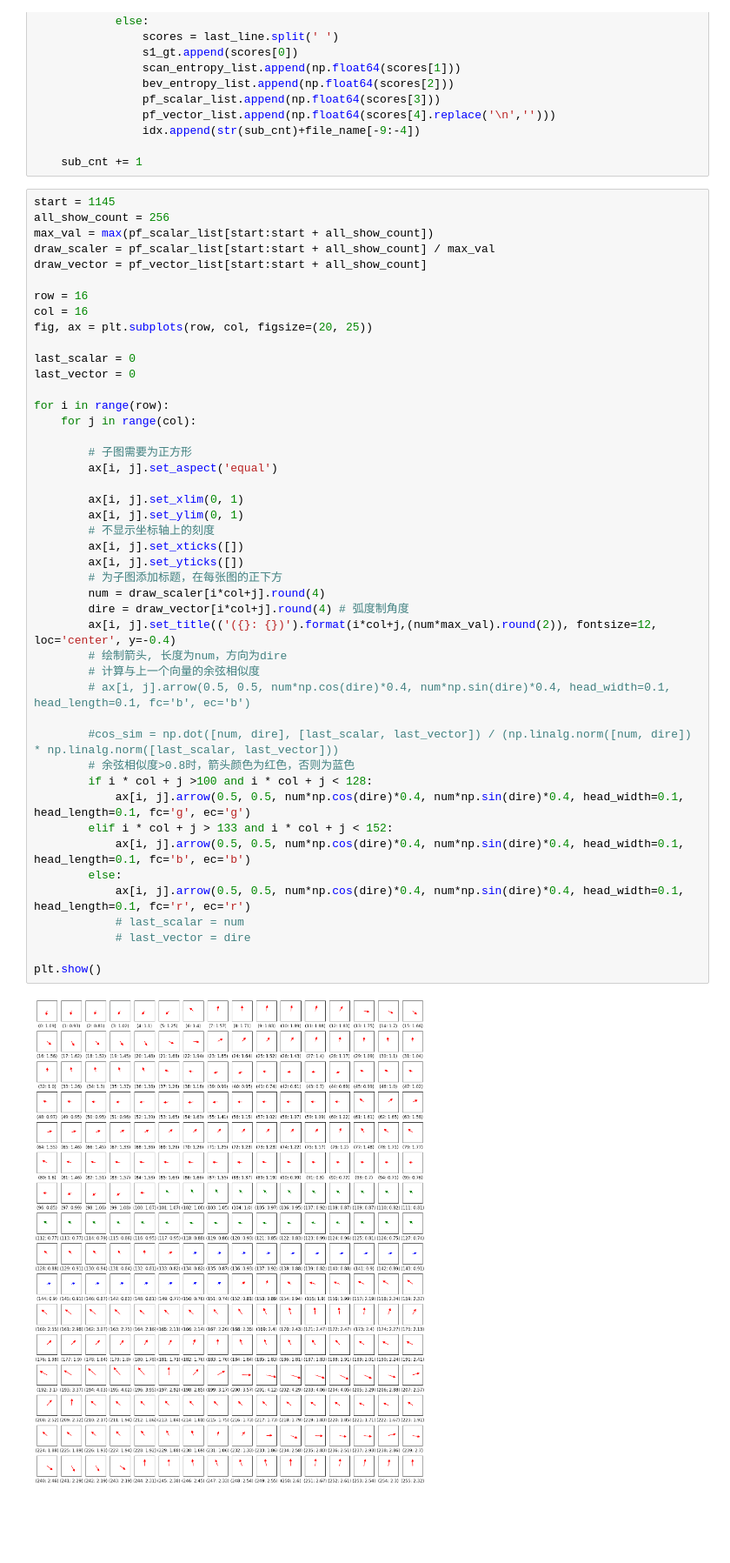
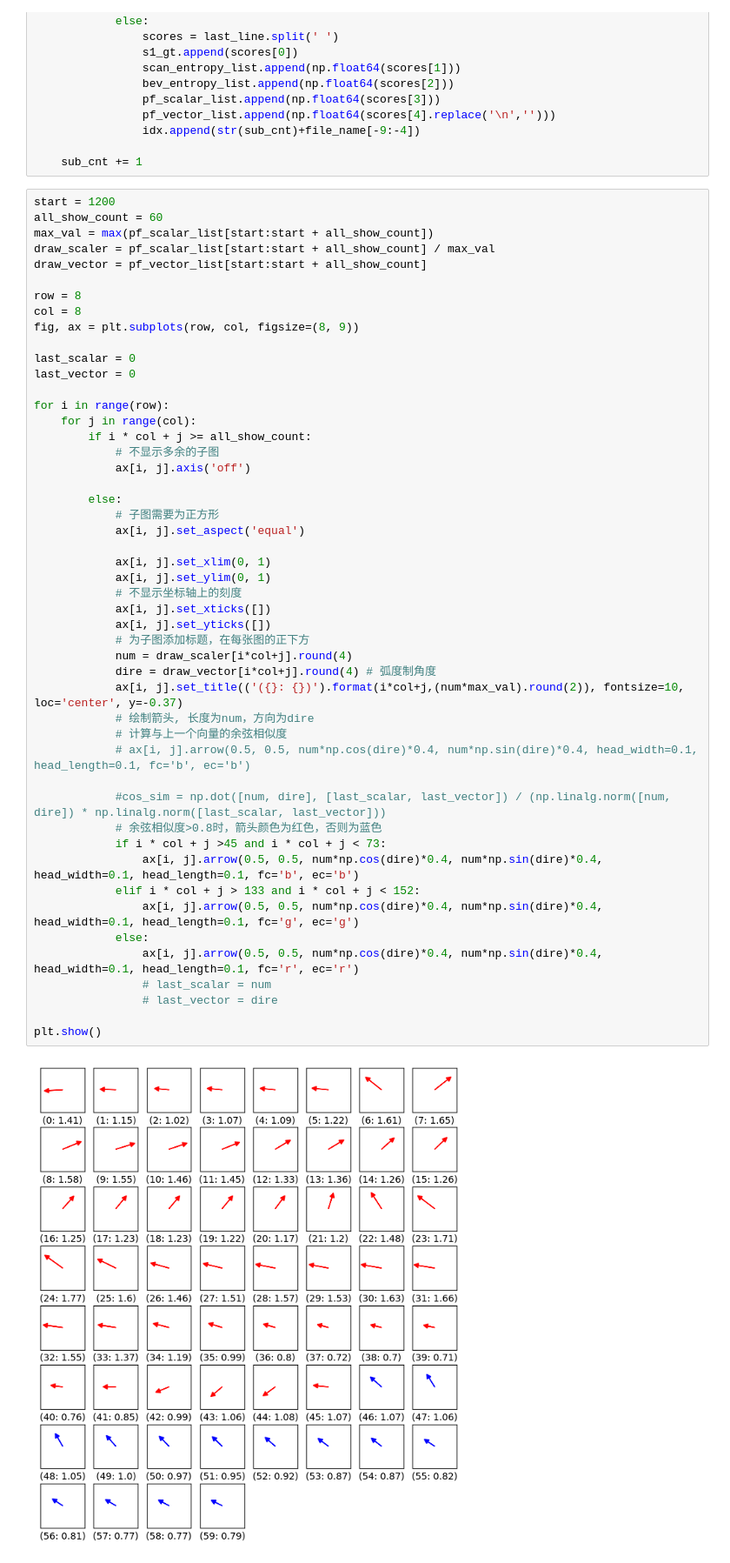
Before and after one commit to Kazawaryu/CARLA_ADA, a Jupyter notebook: ada_exp/gen_data/S2_arrow_show.ipynb, the cells around one changed output. Shown at 87% size. Drawn from its saved outputs; the diff is of its cells as text; blank space fills up the shorter version.

```diff
--- a/ada_exp/gen_data/S2_arrow_show.ipynb
+++ b/ada_exp/gen_data/S2_arrow_show.ipynb
@@ -51,49 +51,53 @@ for time_dirc in selected_set:
 
     sub_cnt += 1
 # %%
-start = 1145
-all_show_count = 256
+start = 1200
+all_show_count = 60
 max_val = max(pf_scalar_list[start:start + all_show_count])
 draw_scaler = pf_scalar_list[start:start + all_show_count] / max_val
 draw_vector = pf_vector_list[start:start + all_show_count]
 
-row = 16
-col = 16
-fig, ax = plt.subplots(row, col, figsize=(20, 25))
+row = 8
+col = 8
+fig, ax = plt.subplots(row, col, figsize=(8, 9))
 
 last_scalar = 0
 last_vector = 0
 
 for i in range(row):
     for j in range(col):
+        if i * col + j >= all_show_count:
+            # 不显示多余的子图
+            ax[i, j].axis('off')
 
-        # 子图需要为正方形
-        ax[i, j].set_aspect('equal')
+        else:
+            # 子图需要为正方形
+            ax[i, j].set_aspect('equal')
 
-        ax[i, j].set_xlim(0, 1)
-        ax[i, j].set_ylim(0, 1)
-        # 不显示坐标轴上的刻度
-        ax[i, j].set_xticks([])
-        ax[i, j].set_yticks([])
-        # 为子图添加标题，在每张图的正下方
-        num = draw_scaler[i*col+j].round(4)
-        dire = draw_vector[i*col+j].round(4) # 弧度制角度
-        ax[i, j].set_title(('({}: {})').format(i*col+j,(num*max_val).round(2)), fontsize=12, loc='center', y=-0.4)
-        # 绘制箭头, 长度为num，方向为dire
-        # 计算与上一个向量的余弦相似度
-        # ax[i, j].arrow(0.5, 0.5, num*np.cos(dire)*0.4, num*np.sin(dire)*0.4, head_width=0.1, head_length=0.1, fc='b', ec='b')
+            ax[i, j].set_xlim(0, 1)
+            ax[i, j].set_ylim(0, 1)
+            # 不显示坐标轴上的刻度
+            ax[i, j].set_xticks([])
+            ax[i, j].set_yticks([])
+            # 为子图添加标题，在每张图的正下方
+            num = draw_scaler[i*col+j].round(4)
+            dire = draw_vector[i*col+j].round(4) # 弧度制角度
+            ax[i, j].set_title(('({}: {})').format(i*col+j,(num*max_val).round(2)), fontsize=10, loc='center', y=-0.37)
+            # 绘制箭头, 长度为num，方向为dire
+            # 计算与上一个向量的余弦相似度
+            # ax[i, j].arrow(0.5, 0.5, num*np.cos(dire)*0.4, num*np.sin(dire)*0.4, head_width=0.1, head_length=0.1, fc='b', ec='b')
 
-        #cos_sim = np.dot([num, dire], [last_scalar, last_vector]) / (np.linalg.norm([num, dire]) * np.linalg.norm([last_scalar, last_vector]))
-        # 余弦相似度>0.8时，箭头颜色为红色，否则为蓝色
-        if i * col + j >100 and i * col + j < 128:
-            ax[i, j].arrow(0.5, 0.5, num*np.cos(dire)*0.4, num*np.sin(dire)*0.4, head_width=0.1, head_length=0.1, fc='g', ec='g')
-        elif i * col + j > 133 and i * col + j < 152:
-            ax[i, j].arrow(0.5, 0.5, num*np.cos(dire)*0.4, num*np.sin(dire)*0.4, head_width=0.1, head_length=0.1, fc='b', ec='b')
-        else:
-            ax[i, j].arrow(0.5, 0.5, num*np.cos(dire)*0.4, num*np.sin(dire)*0.4, head_width=0.1, head_length=0.1, fc='r', ec='r')
-            # last_scalar = num
-            # last_vector = dire
+            #cos_sim = np.dot([num, dire], [last_scalar, last_vector]) / (np.linalg.norm([num, dire]) * np.linalg.norm([last_scalar, last_vector]))
+            # 余弦相似度>0.8时，箭头颜色为红色，否则为蓝色
+            if i * col + j >45 and i * col + j < 73:
+                ax[i, j].arrow(0.5, 0.5, num*np.cos(dire)*0.4, num*np.sin(dire)*0.4, head_width=0.1, head_length=0.1, fc='b', ec='b')
+            elif i * col + j > 133 and i * col + j < 152:
+                ax[i, j].arrow(0.5, 0.5, num*np.cos(dire)*0.4, num*np.sin(dire)*0.4, head_width=0.1, head_length=0.1, fc='g', ec='g')
+            else:
+                ax[i, j].arrow(0.5, 0.5, num*np.cos(dire)*0.4, num*np.sin(dire)*0.4, head_width=0.1, head_length=0.1, fc='r', ec='r')
+                # last_scalar = num
+                # last_vector = dire
 
 plt.show()
 # %% [output]
-[figure, old version]
+[figure, new version]
```
Also changed, not shown: 12 other files.
